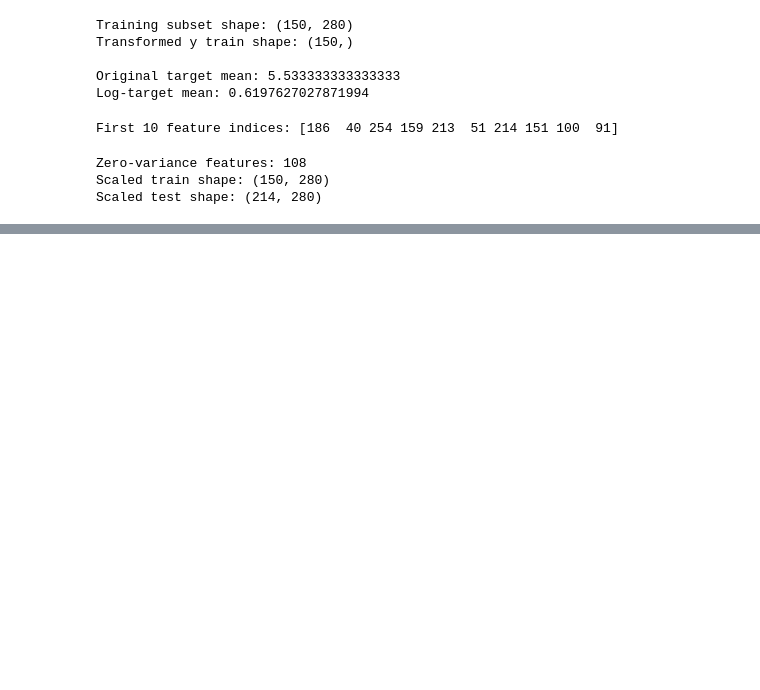
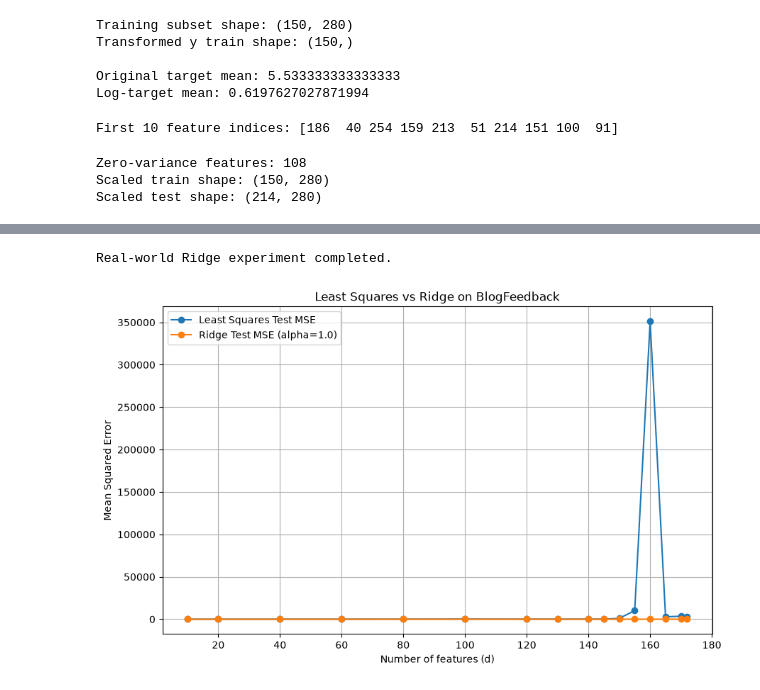
Before and after one commit to stelaamile/Machine-learning-project, a Jupyter notebook: notebooks/02_real_world_double_descent.ipynb, the cells around one changed output, grey strips where cells are left out. Saved outputs shown, nothing was run; the diff lists cells and outputs as text; code cells hidden in the pictures; blank space fills up the shorter version.

Commit message:
Complete double descent experiments and robustness analysis

```diff
--- a/notebooks/02_real_world_double_descent.ipynb
+++ b/notebooks/02_real_world_double_descent.ipynb
@@ -217,0 +477,67 @@ Scaled test shape: (214, 280)
+# %%
+RIDGE_ALPHA_REAL = 1.0
+
+real_ridge_train_errors = []
+real_ridge_test_errors = []
+
+for d in D_VALUES_REAL:
+
+    X_train_d = X_train_real_final[:, :d]
+    X_test_d = X_test_real_final[:, :d]
+
+    w_ridge = fit_ridge_regression(
+        X_train_d,
+        y_train_real_centered,
+        alpha=RIDGE_ALPHA_REAL
+    )
+
+    train_pred = X_train_d @ w_ridge
+    test_pred = X_test_d @ w_ridge
+
+    real_ridge_train_errors.append(
+        mean_squared_error(
+            y_train_real_centered,
+            train_pred
+        )
+    )
+
+    real_ridge_test_errors.append(
+        mean_squared_error(
+            y_test_real_centered,
+            test_pred
+        )
+    )
+
+real_ridge_train_errors = np.array(real_ridge_train_errors)
+real_ridge_test_errors = np.array(real_ridge_test_errors)
+
+print("Real-world Ridge experiment completed.")
+# %% [output]
+Real-world Ridge experiment completed.
+# %%
+plt.figure(figsize=(10, 6))
+
+plt.plot(
+    D_VALUES_REAL,
+    real_test_errors,
+    marker="o",
+    label="Least Squares Test MSE"
+)
+
+plt.plot(
+    D_VALUES_REAL,
+    real_ridge_test_errors,
+    marker="o",
+    label=f"Ridge Test MSE (alpha={RIDGE_ALPHA_REAL})"
+)
+
+plt.xlabel("Number of features (d)")
+plt.ylabel("Mean Squared Error")
+plt.title("Least Squares vs Ridge on BlogFeedback")
+
+plt.legend()
+plt.grid(True)
+
+plt.show()
+# %% [output]
+[figure, added]
```
Also changed, not shown: parts of 16 cells of this notebook.
